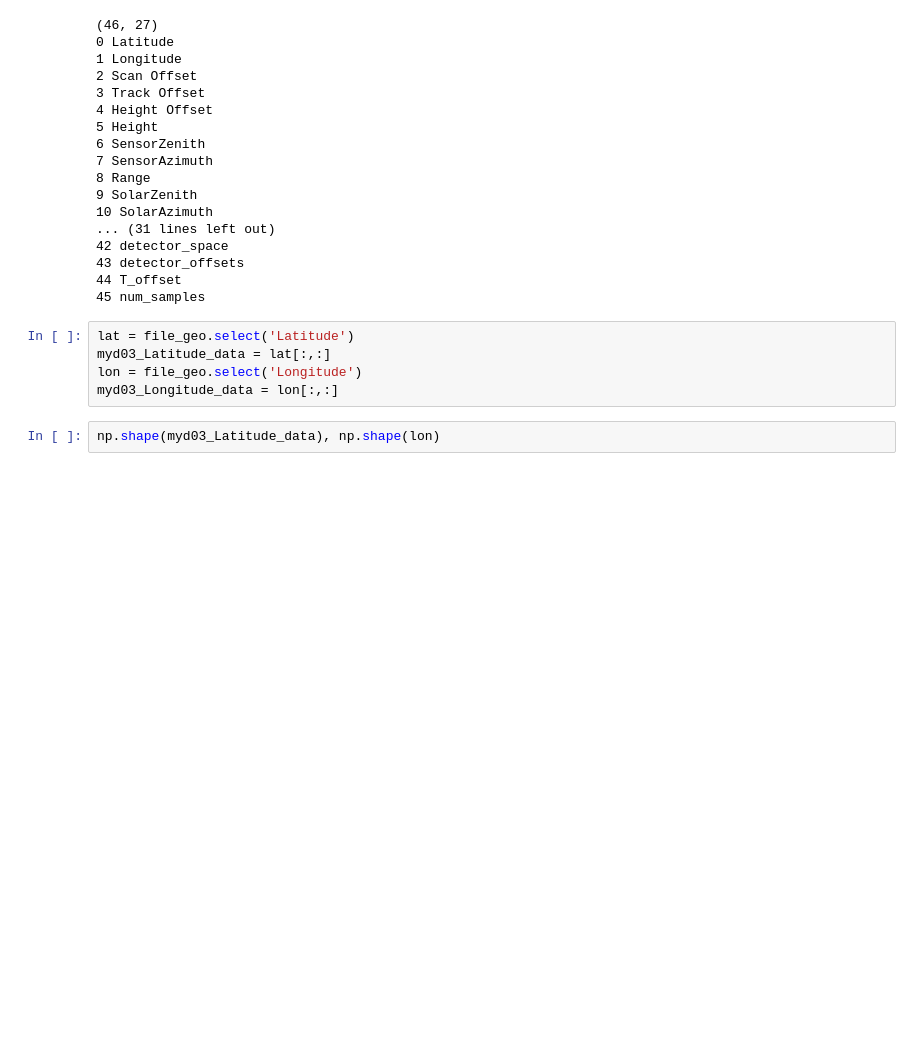
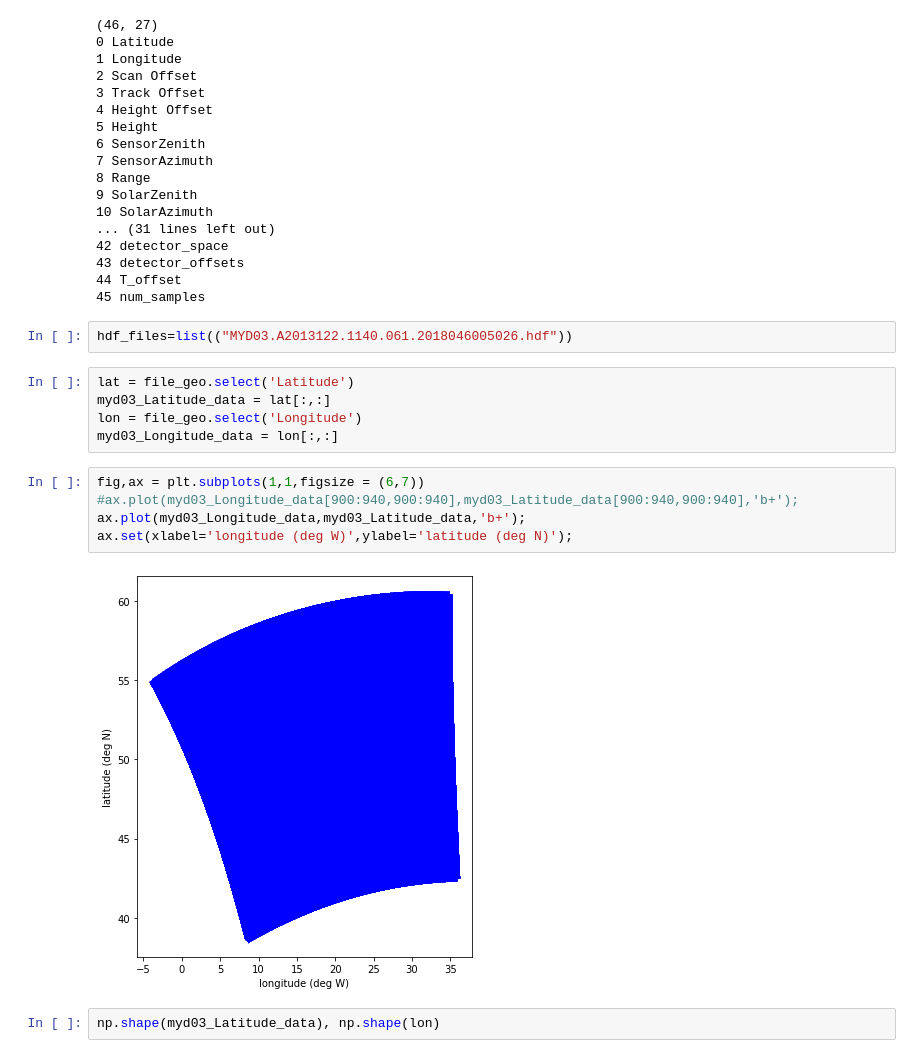
Before and after one commit to jesseniagonzalezv/ICON_RTTOV, a Jupyter notebook: code_test/PCA-radiances.ipynb, the cells around one changed output. Drawn from its saved outputs; the diff is of its cells as text; blank space fills up the shorter version.

```diff
--- a/code_test/PCA-radiances.ipynb
+++ b/code_test/PCA-radiances.ipynb
@@ -41,11 +40,20 @@ for idx, sds in enumerate(datasets_dic.keys()):
 43 detector_offsets
 44 T_offset
 45 num_samples
+# %%
+hdf_files=list(("MYD03.A2013122.1140.061.2018046005026.hdf"))
 # %%
 lat = file_geo.select('Latitude')
 myd03_Latitude_data = lat[:,:]
 lon = file_geo.select('Longitude')
 myd03_Longitude_data = lon[:,:]
+# %%
+fig,ax = plt.subplots(1,1,figsize = (6,7))
+#ax.plot(myd03_Longitude_data[900:940,900:940],myd03_Latitude_data[900:940,900:940],'b+');
+ax.plot(myd03_Longitude_data,myd03_Latitude_data,'b+');
+ax.set(xlabel='longitude (deg W)',ylabel='latitude (deg N)');
+# %% [output]
+[figure, added]
 # %%
 np.shape(myd03_Latitude_data), np.shape(lon)
 # %% [output]
```
Also changed, not shown: parts of 37 cells of this notebook, 1 other file.
